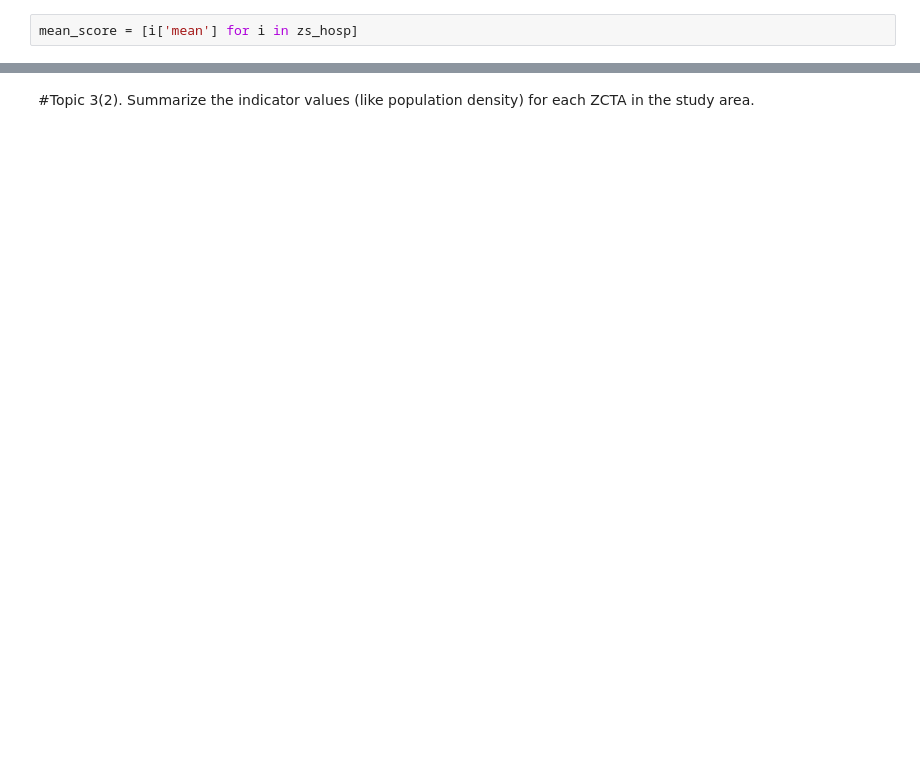
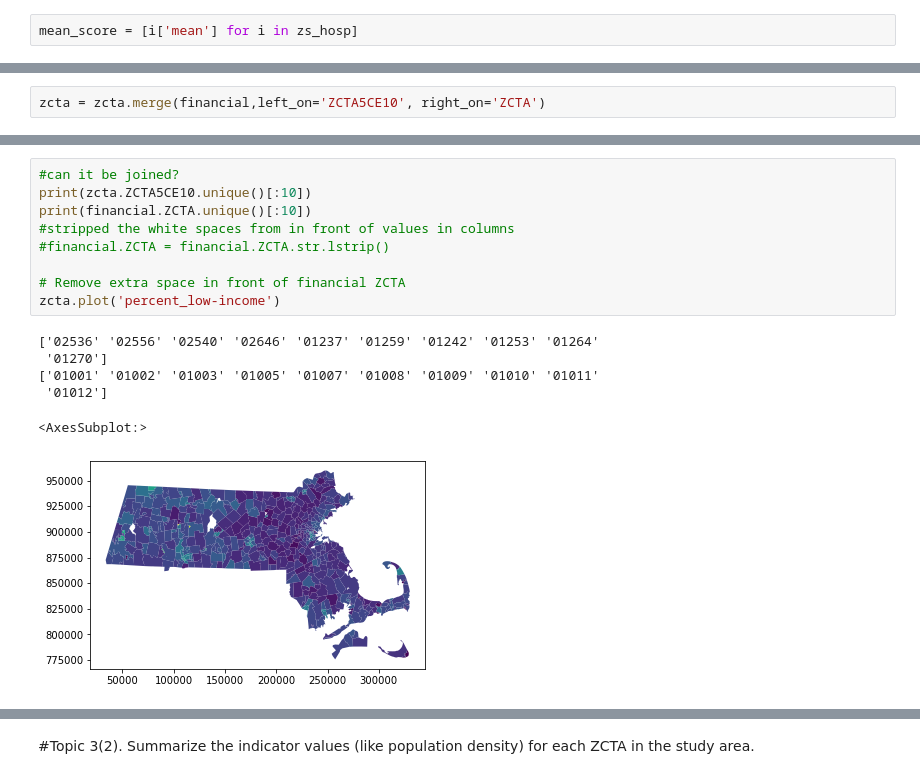
Before and after one commit to kameice97/uep239-finalproject, a Jupyter notebook: UEP 239 Final Assignment.ipynb, the cells around one changed output, grey strips where cells are left out. Drawn from its saved outputs; the diff is of its cells as text; blank space fills up the shorter version.

```diff
--- a/UEP 239 Final Assignment.ipynb
+++ b/UEP 239 Final Assignment.ipynb
@@ -638,0 +528,2 @@ zcta.plot(column = 'zcta_hosp')
+# %%
+zcta = zcta.merge(financial,left_on='ZCTA5CE10', right_on='ZCTA')
@@ -638,0 +537,16 @@ zcta.plot(column = 'zcta_hosp')
+# %%
+#can it be joined?
+print(zcta.ZCTA5CE10.unique()[:10])
+print(financial.ZCTA.unique()[:10])
+#stripped the white spaces from in front of values in columns
+#financial.ZCTA = financial.ZCTA.str.lstrip()
+
+# Remove extra space in front of financial ZCTA
+zcta.plot('percent_low-income')
+# %% [output]
+['02536' '02556' '02540' '02646' '01237' '01259' '01242' '01253' '01264'
+ '01270']
+['01001' '01002' '01003' '01005' '01007' '01008' '01009' '01010' '01011'
+ '01012']
+<AxesSubplot:>
+[figure, added]
```
Also changed, not shown: parts of 106 cells of this notebook.
